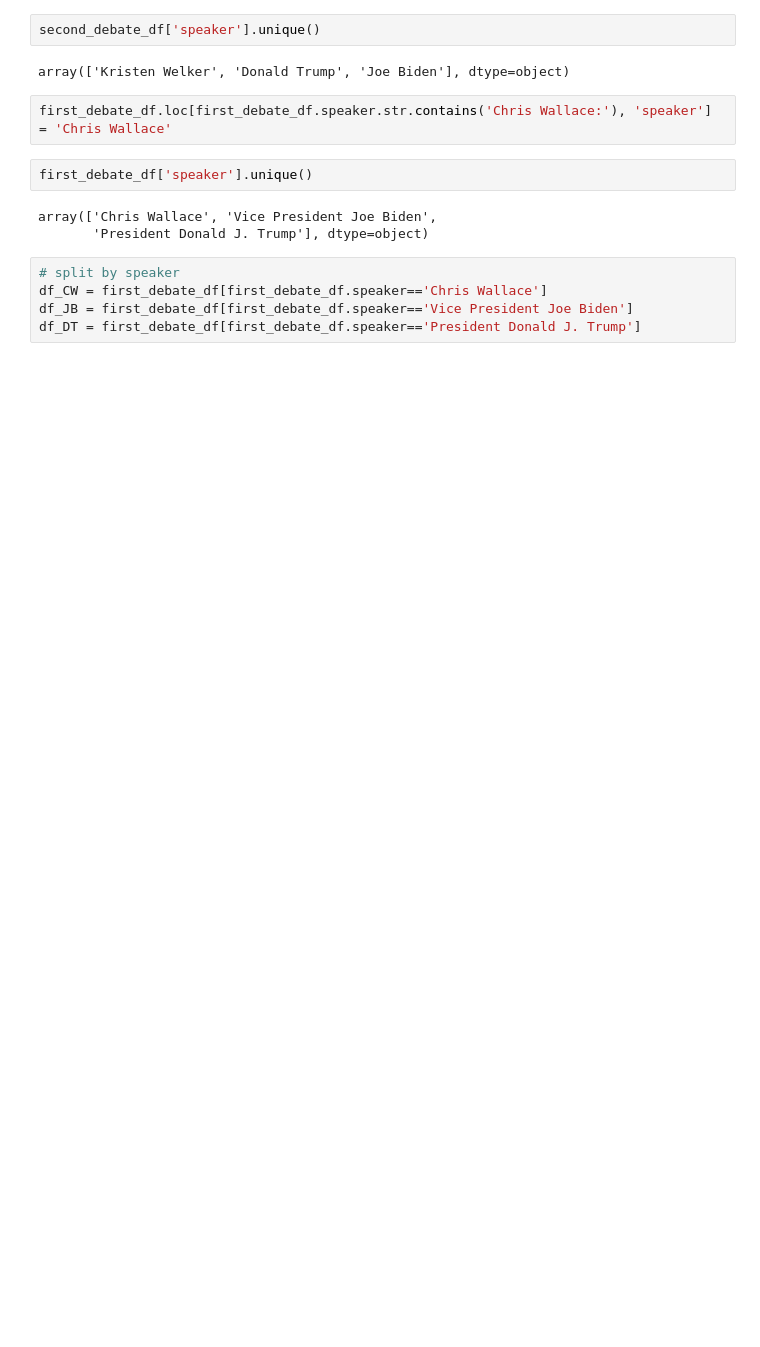
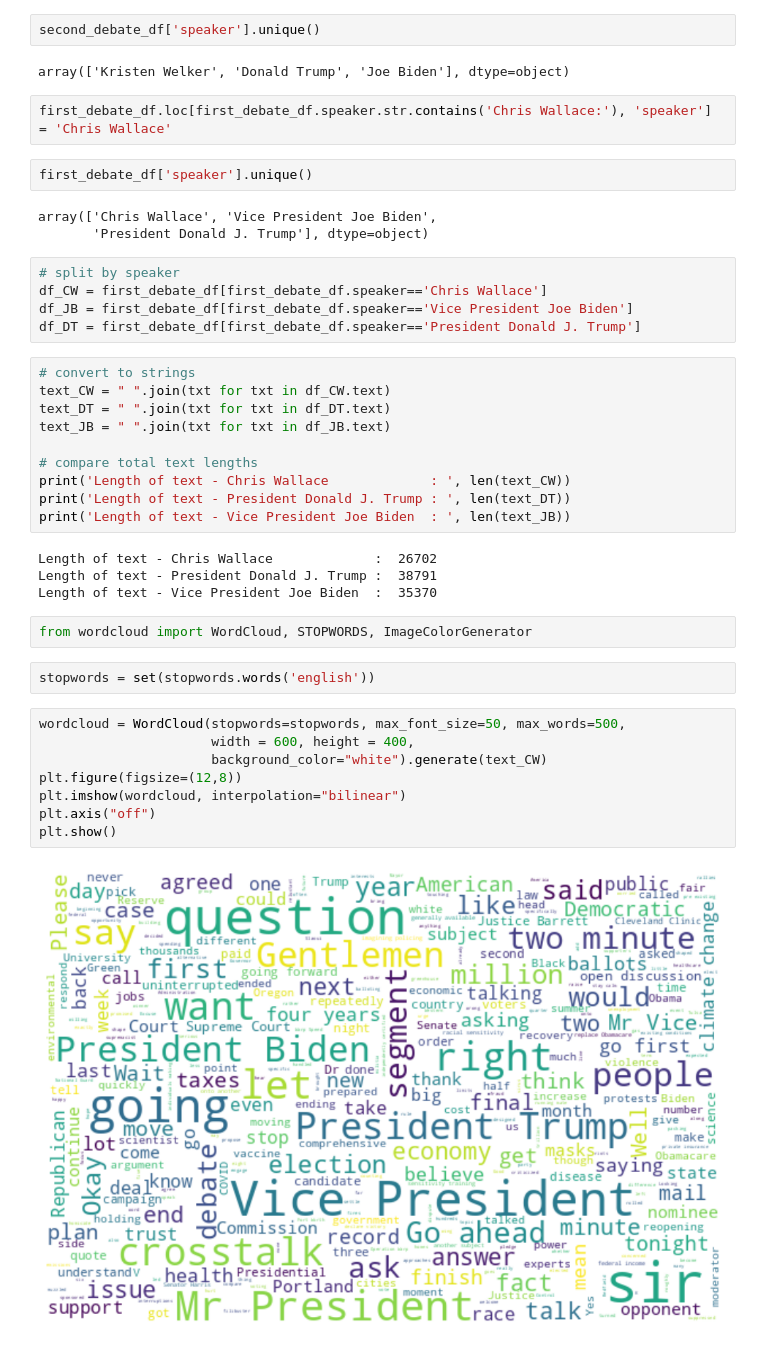
Before and after one commit to abhinowo/LP-DA, a Jupyter notebook: electionSeries/lp-3/USElectionDebates.ipynb, the cells around one changed output. Drawn from its saved outputs; the diff is of its cells as text; blank space fills up the shorter version.

Commit message:
wordcloud implementeation

```diff
--- a/electionSeries/lp-3/USElectionDebates.ipynb
+++ b/electionSeries/lp-3/USElectionDebates.ipynb
@@ -213,3 +213,31 @@ array(['Chris Wallace', 'Vice President Joe Biden',
 df_CW = first_debate_df[first_debate_df.speaker=='Chris Wallace']
 df_JB = first_debate_df[first_debate_df.speaker=='Vice President Joe Biden']
 df_DT = first_debate_df[first_debate_df.speaker=='President Donald J. Trump']
+# %%
+# convert to strings
+text_CW = " ".join(txt for txt in df_CW.text)
+text_DT = " ".join(txt for txt in df_DT.text)
+text_JB = " ".join(txt for txt in df_JB.text)
+
+# compare total text lengths
+print('Length of text - Chris Wallace             : ', len(text_CW))
+print('Length of text - President Donald J. Trump : ', len(text_DT))
+print('Length of text - Vice President Joe Biden  : ', len(text_JB))
+# %% [output]
+Length of text - Chris Wallace             :  26702
+Length of text - President Donald J. Trump :  38791
+Length of text - Vice President Joe Biden  :  35370
+# %%
+from wordcloud import WordCloud, STOPWORDS, ImageColorGenerator
+# %%
+stopwords = set(stopwords.words('english'))
+# %%
+wordcloud = WordCloud(stopwords=stopwords, max_font_size=50, max_words=500,
+                      width = 600, height = 400,
+                      background_color="white").generate(text_CW)
+plt.figure(figsize=(12,8))
+plt.imshow(wordcloud, interpolation="bilinear")
+plt.axis("off")
+plt.show()
+# %% [output]
+[figure, added]
```
Also changed, not shown: parts of 10 cells of this notebook.
